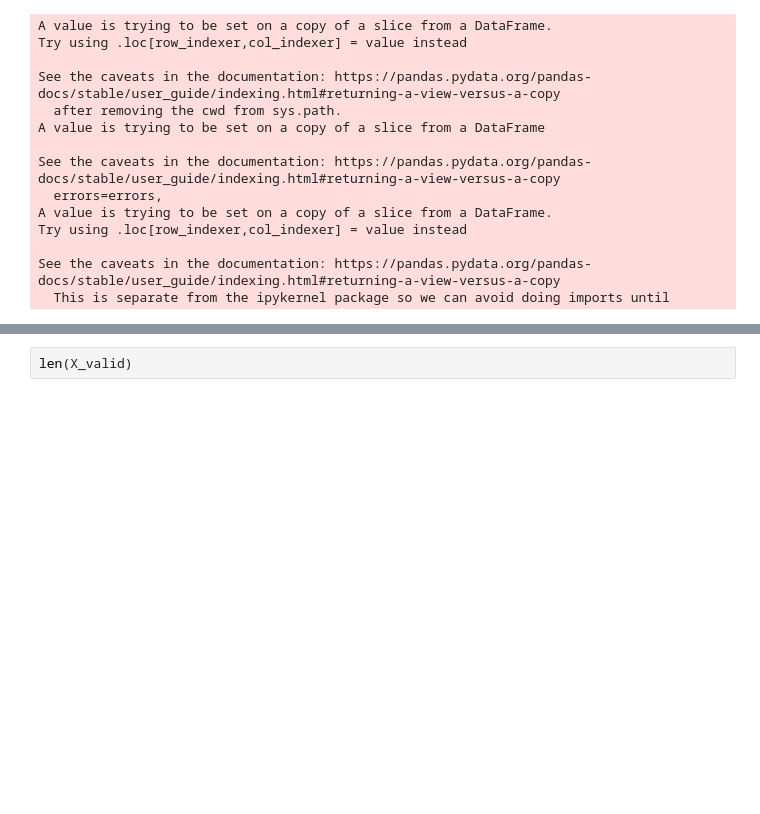
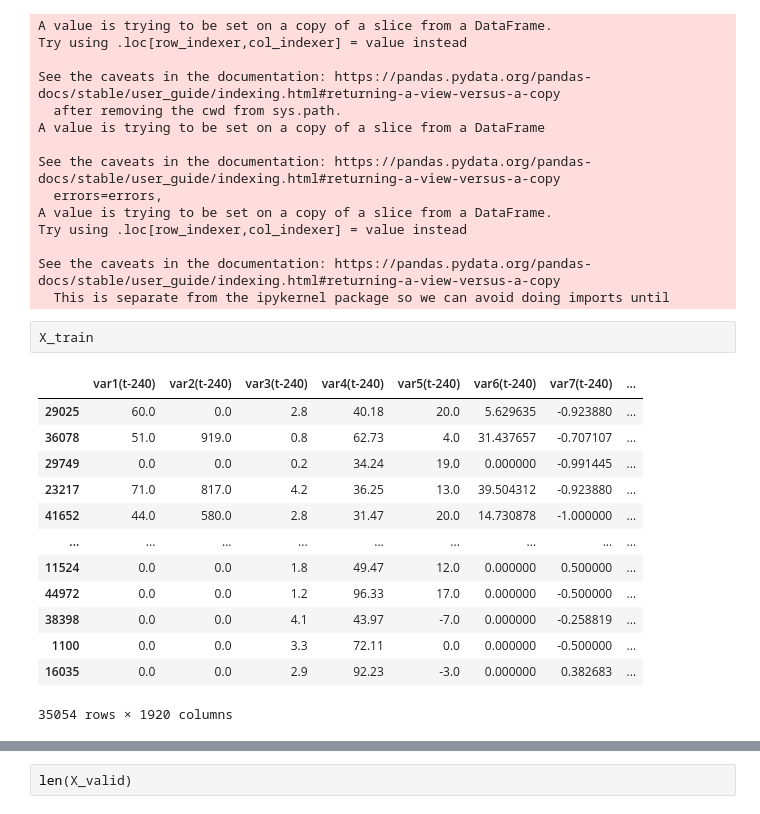
Before and after one commit to marvelous-koala/unlimited_power, a Jupyter notebook: 합치기_전_임시작업/MJ/절기/FINDA24.ipynb, the cells around one changed output, grey strips where cells are left out. Saved outputs shown, nothing was run; the diff lists cells and outputs as text; blank space fills up the shorter version.

```diff
--- a/합치기_전_임시작업/MJ/절기/FINDA24.ipynb
+++ b/합치기_전_임시작업/MJ/절기/FINDA24.ipynb
@@ -220,3 +220,19 @@ Try using .loc[row_indexer,col_indexer] = value instead
 
 See the caveats in the documentation: https://pandas.pydata.org/pandas-docs/stable/user_guide/indexing.html#returning-a-view-versus-a-copy
   This is separate from the ipykernel package so we can avoid doing imports until
+# %%
+X_train
+# %% [output]
+|  | var1(t-240) | var2(t-240) | var3(t-240) | var4(t-240) | var5(t-240) | var6(t-240) | var7(t-240) | ... |
+| 29025 | 60.0 | 0.0 | 2.8 | 40.18 | 20.0 | 5.629635 | -0.923880 | ... |
+| 36078 | 51.0 | 919.0 | 0.8 | 62.73 | 4.0 | 31.437657 | -0.707107 | ... |
+| 29749 | 0.0 | 0.0 | 0.2 | 34.24 | 19.0 | 0.000000 | -0.991445 | ... |
+| 23217 | 71.0 | 817.0 | 4.2 | 36.25 | 13.0 | 39.504312 | -0.923880 | ... |
+| 41652 | 44.0 | 580.0 | 2.8 | 31.47 | 20.0 | 14.730878 | -1.000000 | ... |
+| ... | ... | ... | ... | ... | ... | ... | ... | ... |
+| 11524 | 0.0 | 0.0 | 1.8 | 49.47 | 12.0 | 0.000000 | 0.500000 | ... |
+| 44972 | 0.0 | 0.0 | 1.2 | 96.33 | 17.0 | 0.000000 | -0.500000 | ... |
+| 38398 | 0.0 | 0.0 | 4.1 | 43.97 | -7.0 | 0.000000 | -0.258819 | ... |
+| 1100 | 0.0 | 0.0 | 3.3 | 72.11 | 0.0 | 0.000000 | -0.500000 | ... |
+| 16035 | 0.0 | 0.0 | 2.9 | 92.23 | -3.0 | 0.000000 | 0.382683 | ... |
+35054 rows × 1920 columns
```
Also changed, not shown: parts of 1 cell of this notebook.
